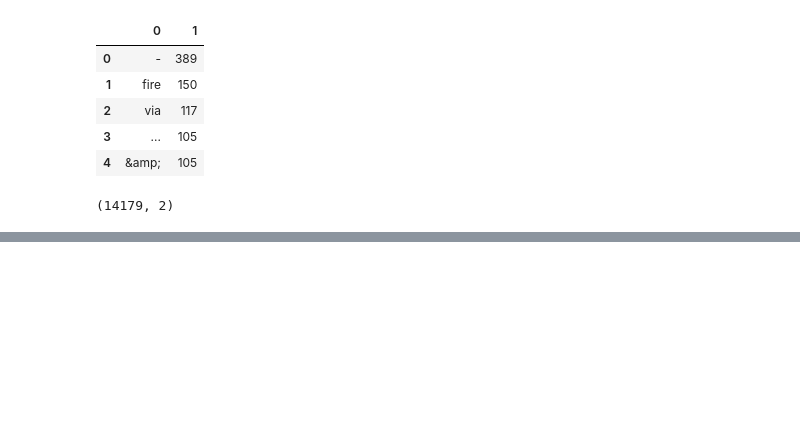
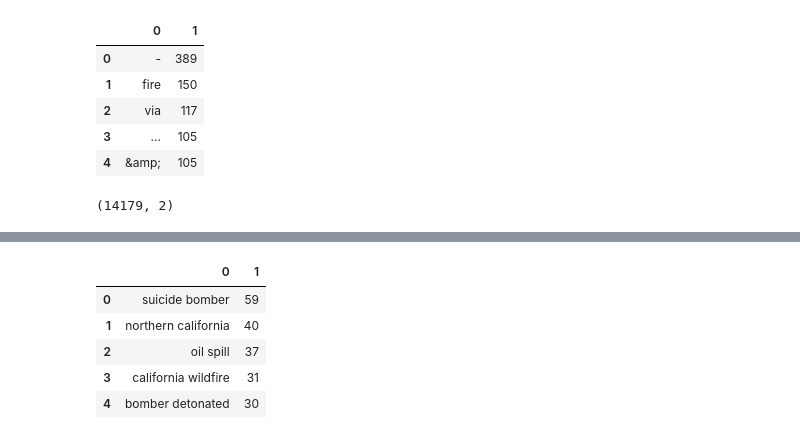
Before and after one commit to plthiyagu/Real-or-Not-NLP-with-Disaster-Tweets, a Jupyter notebook: My Real or Not? NLP Notebook.ipynb, the cells around one changed output, grey strips where cells are left out. Saved outputs shown, nothing was run; the diff lists cells and outputs as text; code cells hidden in the pictures; blank space fills up the shorter version.

```diff
--- a/My Real or Not? NLP Notebook.ipynb
+++ b/My Real or Not? NLP Notebook.ipynb
@@ -400,13 +409,22 @@ df_disaster_unigrams.shape
 disaster_bigrams = defaultdict(int)
 nondisaster_bigrams = defaultdict(int)
 
-for tweet in df_train[DISASTER_TWEETS]['text']:
+for tweet in train[DISASTER_TWEETS]['text']:
     for word in generate_ngrams(tweet, n_gram=2):
         disaster_bigrams[word] += 1
 
-for tweet in df_train[~DISASTER_TWEETS]['text']:
+for tweet in train[~DISASTER_TWEETS]['text']:
     for word in generate_ngrams(tweet, n_gram=2):
         nondisaster_bigrams[word] += 1
 
 df_disaster_bigrams = pd.DataFrame(sorted(disaster_bigrams.items(), key=lambda x: x[1])[::-1])
 df_nondisaster_bigrams = pd.DataFrame(sorted(nondisaster_bigrams.items(), key=lambda x: x[1])[::-1])
+# %%
+df_disaster_bigrams.head()
+# %% [output]
+|  | 0 | 1 |
+| 0 | suicide bomber | 59 |
+| 1 | northern california | 40 |
+| 2 | oil spill | 37 |
+| 3 | california wildfire | 31 |
+| 4 | bomber detonated | 30 |
```
Also changed, not shown: parts of 2 cells of this notebook.
